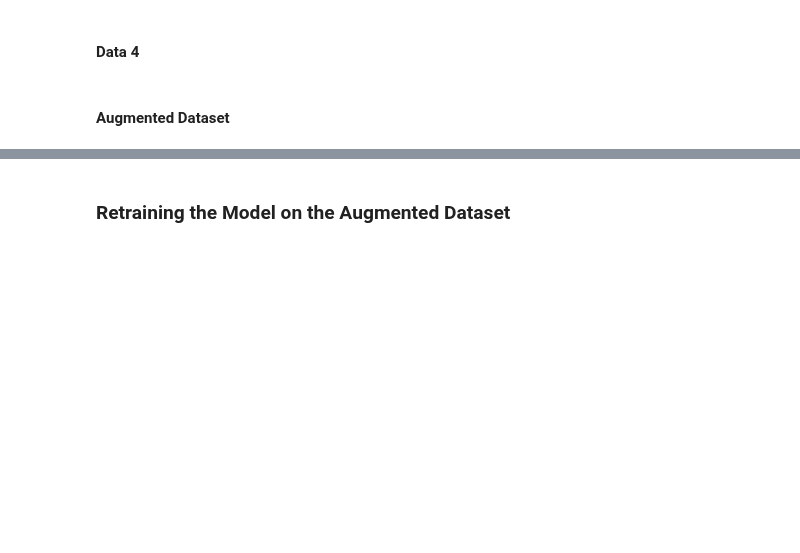
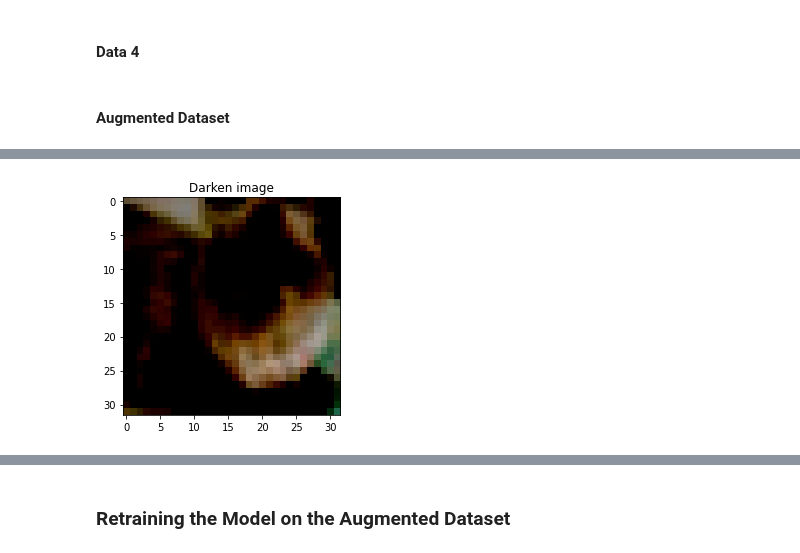
Before and after one commit to ram130849/Deep_Learning_Systems, a Jupyter notebook: TensorFlow/Sushant/DLS_Assignment_3_Part1.ipynb, the cells around one changed output, grey strips where cells are left out. Saved outputs shown, nothing was run; the diff lists cells and outputs as text; code cells hidden in the pictures; blank space fills up the shorter version.

```diff
--- a/TensorFlow/Sushant/DLS_Assignment_3_Part1.ipynb
+++ b/TensorFlow/Sushant/DLS_Assignment_3_Part1.ipynb
@@ -360,0 +371,5 @@ Y_train_aug = tf.concat([Y_train,Y_train,Y_train,Y_train],0)
+# %%
+plt.imshow(Aug_X_train[45001])
+plt.title('Darken image')
+plt.show()
+# %% [output]
@@ -360,0 +377 @@ Y_train_aug = tf.concat([Y_train,Y_train,Y_train,Y_train],0)
+[figure, added]
```
Also changed, not shown: parts of 6 cells of this notebook.
